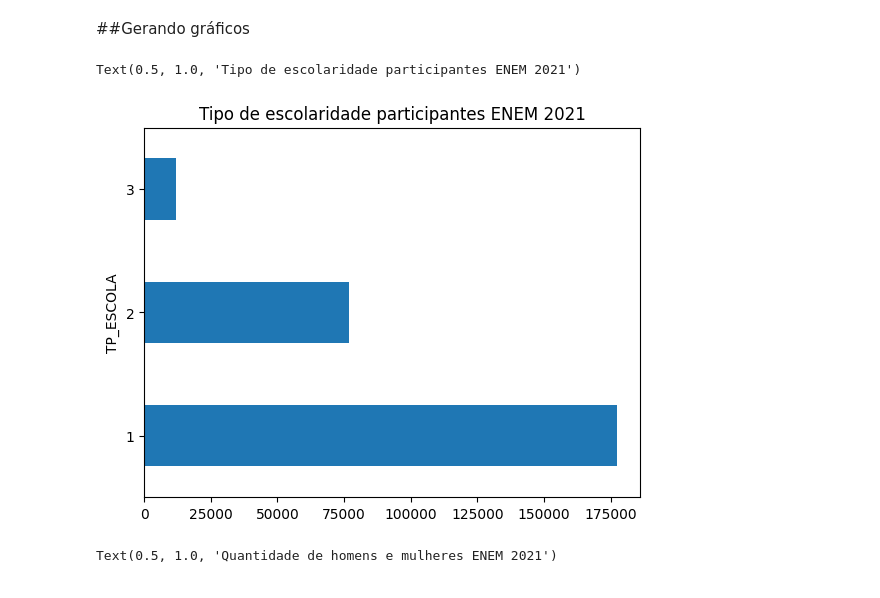
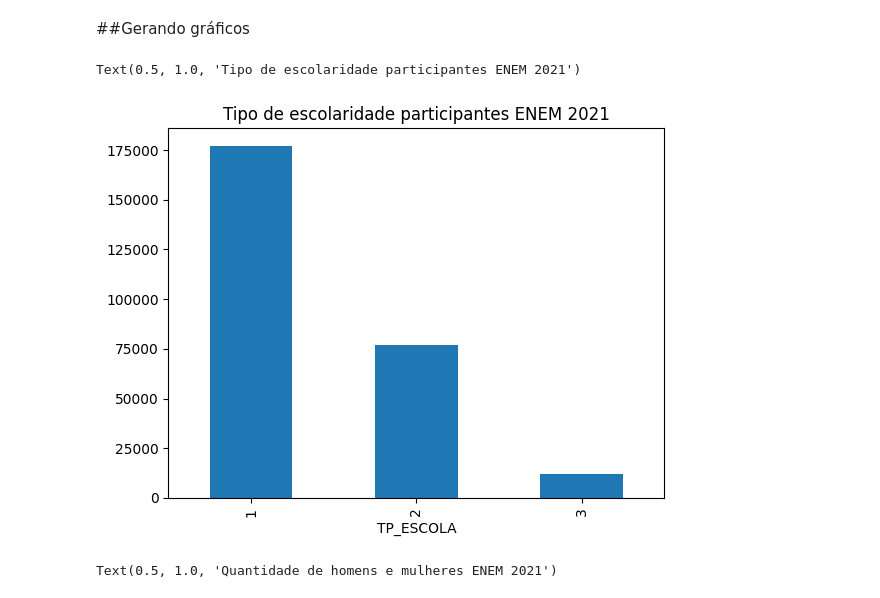
Before and after one commit to Paulo-Henri7/Dados-Enem-2021-Ba, a Jupyter notebook: Script_Python.ipynb, the cells around one changed output. Cells and saved outputs as stored; diff of their text form; code cells hidden in the pictures.

```diff
--- a/Script_Python.ipynb
+++ b/Script_Python.ipynb
@@ -2298,11 +2302,11 @@ id_cadidato = ["NU_INSCRICAO"]
 # %% [markdown]
 ##Gerando gráficos
 # %%
-dados["TP_ESCOLA"].value_counts().plot(kind="barh")
+dados["TP_ESCOLA"].value_counts().plot(kind="bar")
 plt.title("Tipo de escolaridade participantes ENEM 2021")
 # %% [output]
 Text(0.5, 1.0, 'Tipo de escolaridade participantes ENEM 2021')
-[figure, old version]
+[figure, new version]
 # %%
 dados["TP_SEXO"].value_counts().plot(kind="bar")
 plt.title("Quantidade de homens e mulheres ENEM 2021")
```
Also changed, not shown: parts of 39 cells of this notebook.
